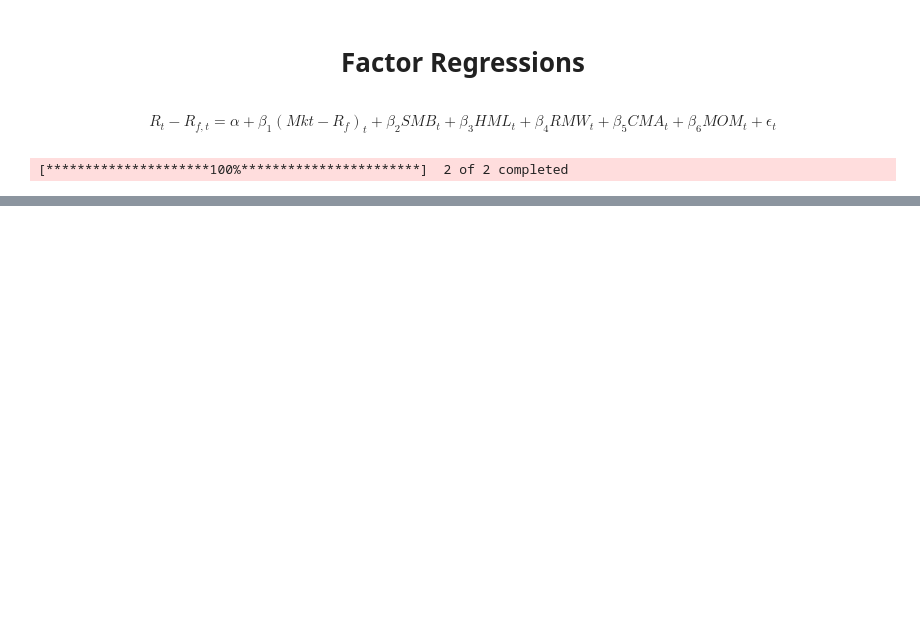
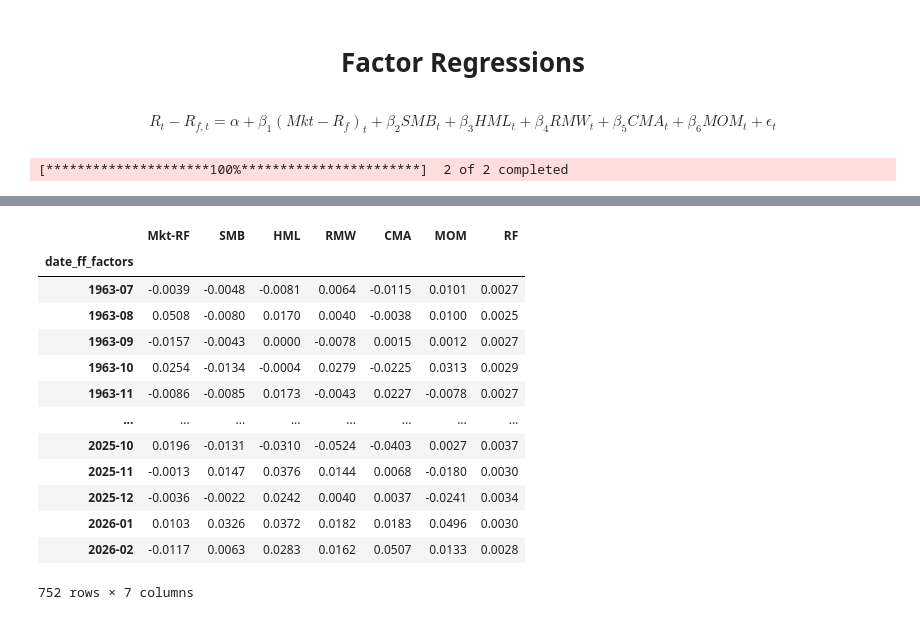
Before and after one commit to MdSadiqMd/Factor-Regression, a Jupyter notebook: factors.ipynb, the cells around one changed output, grey strips where cells are left out. Cells and saved outputs as stored; diff of their text form; code cells hidden in the pictures; blank space fills up the shorter version.

```diff
--- a/factors.ipynb
+++ b/factors.ipynb
@@ -33,0 +27,17 @@ fft_5_factor_model
+# %%
+fft_6_factor_model
+# %% [output]
+|  | Mkt-RF | SMB | HML | RMW | CMA | MOM | RF |
+| date_ff_factors |  |  |  |  |  |  |  |
+| 1963-07 | -0.0039 | -0.0048 | -0.0081 | 0.0064 | -0.0115 | 0.0101 | 0.0027 |
+| 1963-08 | 0.0508 | -0.0080 | 0.0170 | 0.0040 | -0.0038 | 0.0100 | 0.0025 |
+| 1963-09 | -0.0157 | -0.0043 | 0.0000 | -0.0078 | 0.0015 | 0.0012 | 0.0027 |
+| 1963-10 | 0.0254 | -0.0134 | -0.0004 | 0.0279 | -0.0225 | 0.0313 | 0.0029 |
+| 1963-11 | -0.0086 | -0.0085 | 0.0173 | -0.0043 | 0.0227 | -0.0078 | 0.0027 |
+| ... | ... | ... | ... | ... | ... | ... | ... |
+| 2025-10 | 0.0196 | -0.0131 | -0.0310 | -0.0524 | -0.0403 | 0.0027 | 0.0037 |
+| 2025-11 | -0.0013 | 0.0147 | 0.0376 | 0.0144 | 0.0068 | -0.0180 | 0.0030 |
+| 2025-12 | -0.0036 | -0.0022 | 0.0242 | 0.0040 | 0.0037 | -0.0241 | 0.0034 |
+| 2026-01 | 0.0103 | 0.0326 | 0.0372 | 0.0182 | 0.0183 | 0.0496 | 0.0030 |
+| 2026-02 | -0.0117 | 0.0063 | 0.0283 | 0.0162 | 0.0507 | 0.0133 | 0.0028 |
+752 rows × 7 columns
```
Also changed, not shown: parts of 4 cells of this notebook, 2 other files.
